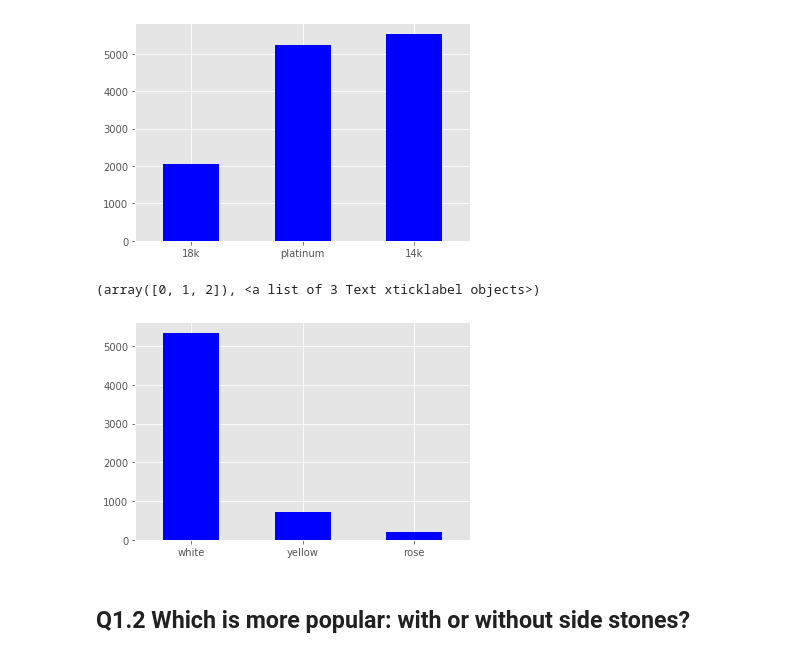
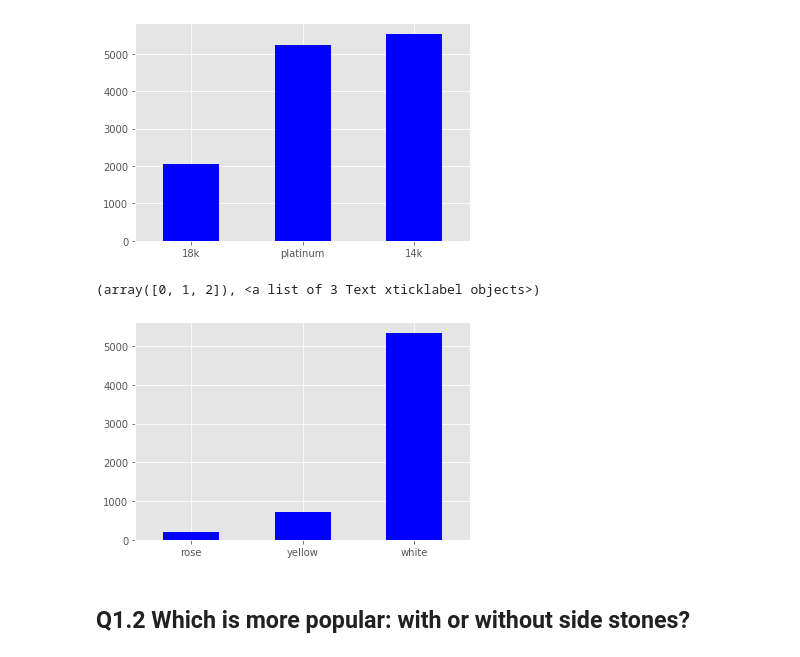
Before and after one commit to chuntao20/python_webscrap_project, a Jupyter notebook: BlueNile_data_analysis.ipynb, the cells around one changed output. Drawn from its saved outputs; the diff is of its cells as text; code cells hidden in the pictures.

```diff
--- a/BlueNile_data_analysis.ipynb
+++ b/BlueNile_data_analysis.ipynb
@@ -162,7 +162,7 @@ popular_styles = ['Classic Six-Prong Solitaire Engagement Ring',
                   'Petite Cathedral Solitaire Engagement Ring',
                   'Petite Diamond Engagement Ring',
                   'Petite Pavé Diamond Engagement Ring']
-data.loc[data['product_name'].isin(popular_styles),'popular'] = True
-data.loc[~data['product_name'].isin(popular_styles),'popular'] = False
+data.loc[data['product_name'].isin(popular_styles),'popular'] = 'popular'
+data.loc[~data['product_name'].isin(popular_styles),'popular'] = 'non-popular'
 data['popular'].value_counts()
 # %% [output]
@@ -296,8 +296,8 @@ plt.xticks(rotation=0)
 # %% [markdown]
 In general, the brand provide more style options in 14K(over 50%), however, among the popular styles, customers favor the platinum more, over 40% sales are platinum bands.
 # %%
-popular = data[data['popular'] == True]
-# non_popular = data[data['popular'] == False]
+popular = data[data['popular'] == 'popular']
+non_popular = data[data['popular'] == 'non_popular']
 popular['gold'].value_counts().sort_values().plot(kind='bar',color='b')
 plt.xticks(rotation=0)
 # %% [output]
@@ -310,11 +310,11 @@ plt.xticks(rotation=0)
 (array([0, 1, 2]), <a list of 3 Text xticklabel objects>)
 [figure]
 # %%
-popular['color'].value_counts().plot(kind='bar',color='b')
+popular['color'].value_counts().sort_values().plot(kind='bar',color='b')
 plt.xticks(rotation=0)
 # %% [output]
 (array([0, 1, 2]), <a list of 3 Text xticklabel objects>)
-[figure, old version]
+[figure, new version]
 # %% [markdown]
 ## Q1.2 Which is more popular: with or without side stones?
 # %%
```
Also changed, not shown: parts of 45 cells of this notebook.
